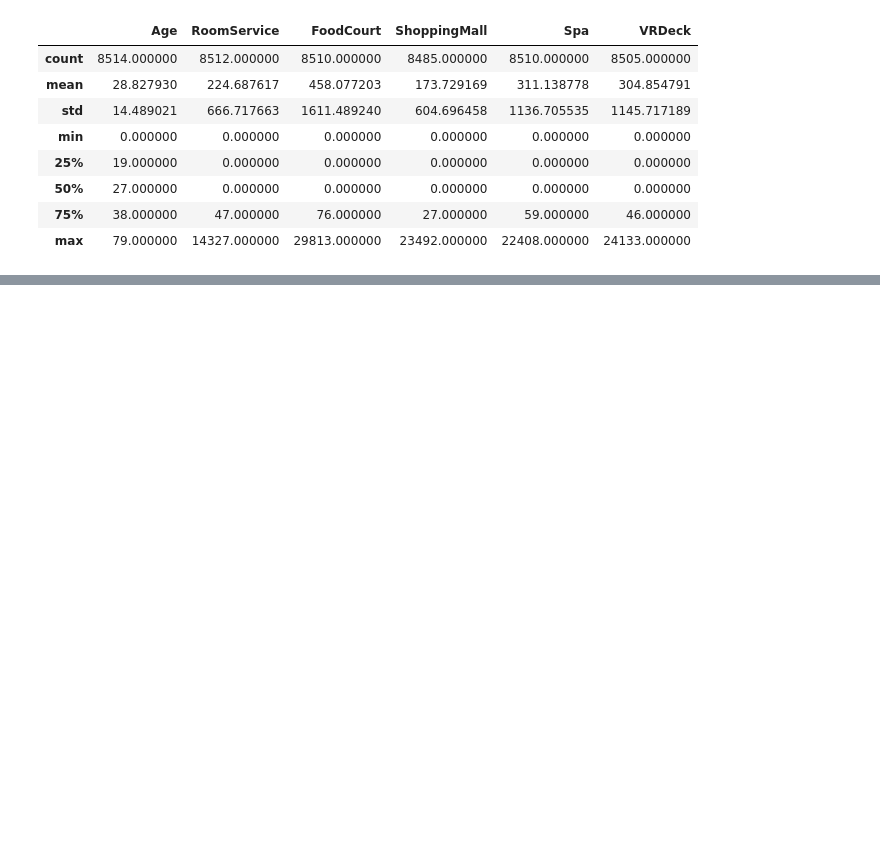
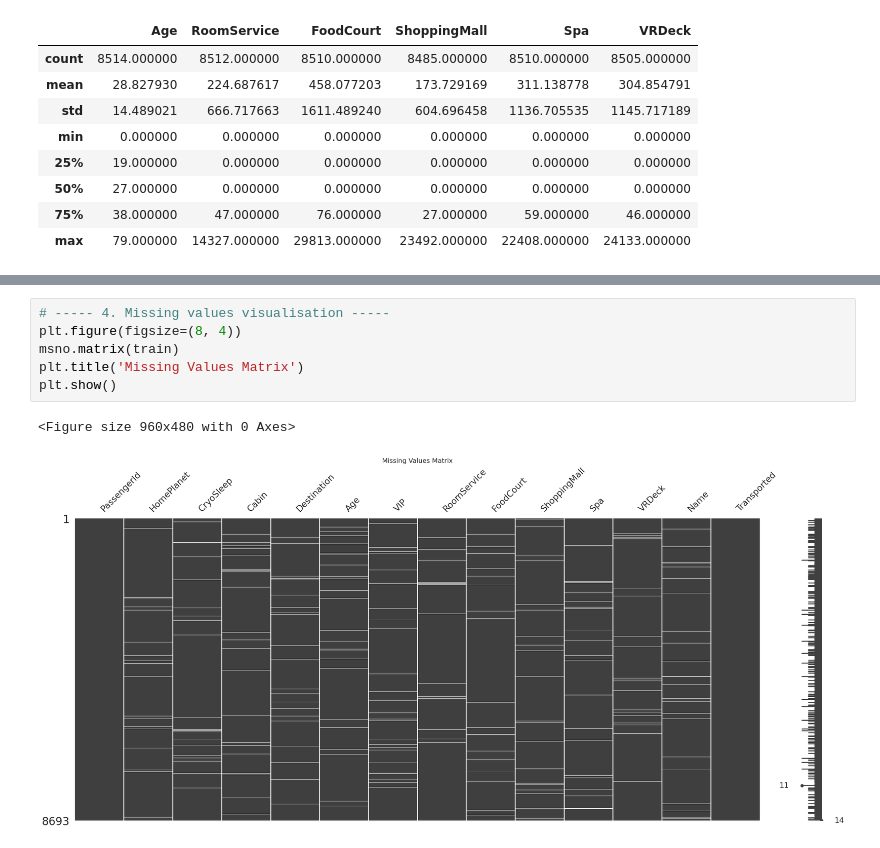
Before and after one commit to alabhastam/Spaceship-Titanic-competition, a Jupyter notebook: main.ipynb, the cells around one changed output, grey strips where cells are left out. Drawn from its saved outputs; the diff is of its cells as text; blank space fills up the shorter version.

```diff
--- a/main.ipynb
+++ b/main.ipynb
@@ -110,0 +163,9 @@ display(train.describe())
+# %%
+# ----- 4. Missing values visualisation -----
+plt.figure(figsize=(8, 4))
+msno.matrix(train)
+plt.title('Missing Values Matrix')
+plt.show()
+# %% [output]
+<Figure size 960x480 with 0 Axes>
+[figure, added]
```
Also changed, not shown: parts of 7 cells of this notebook.
